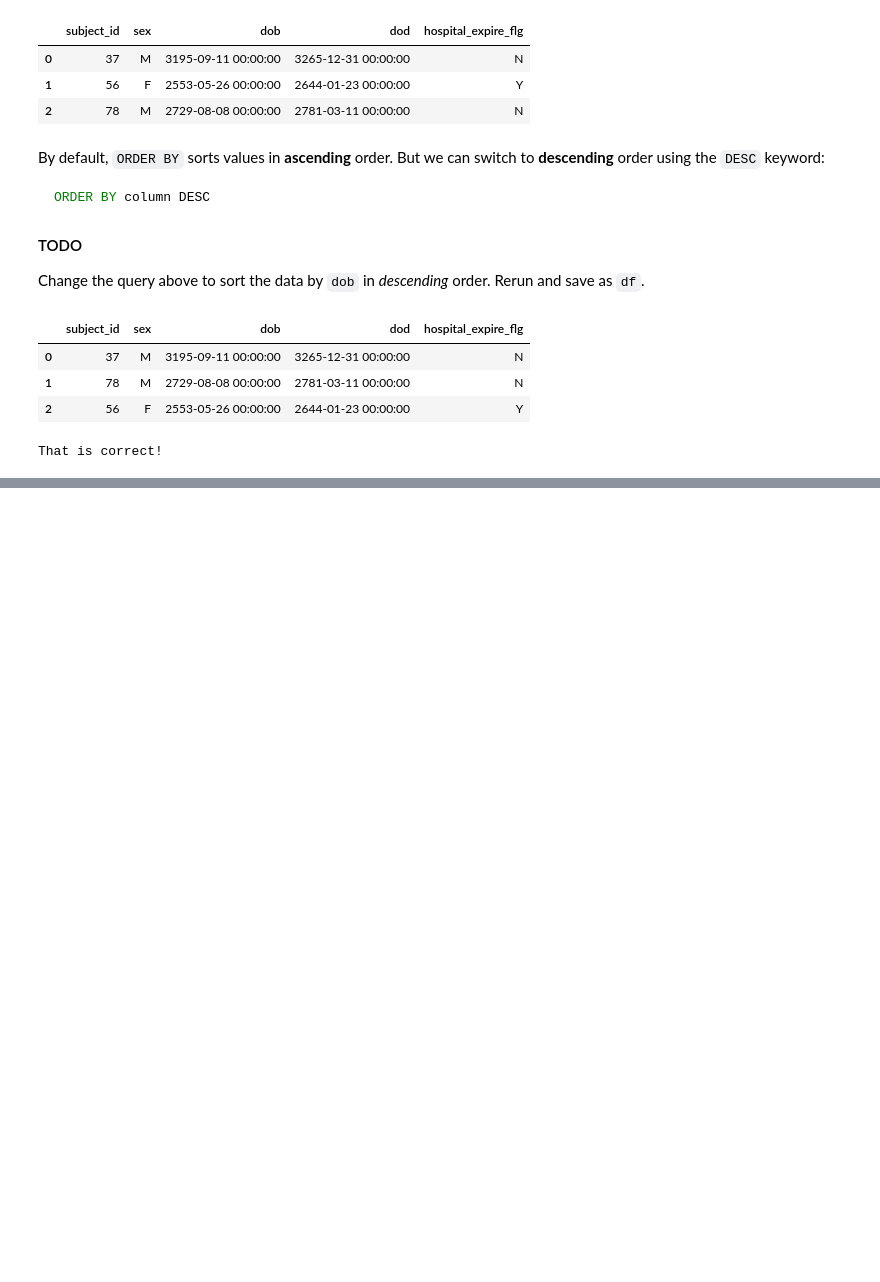
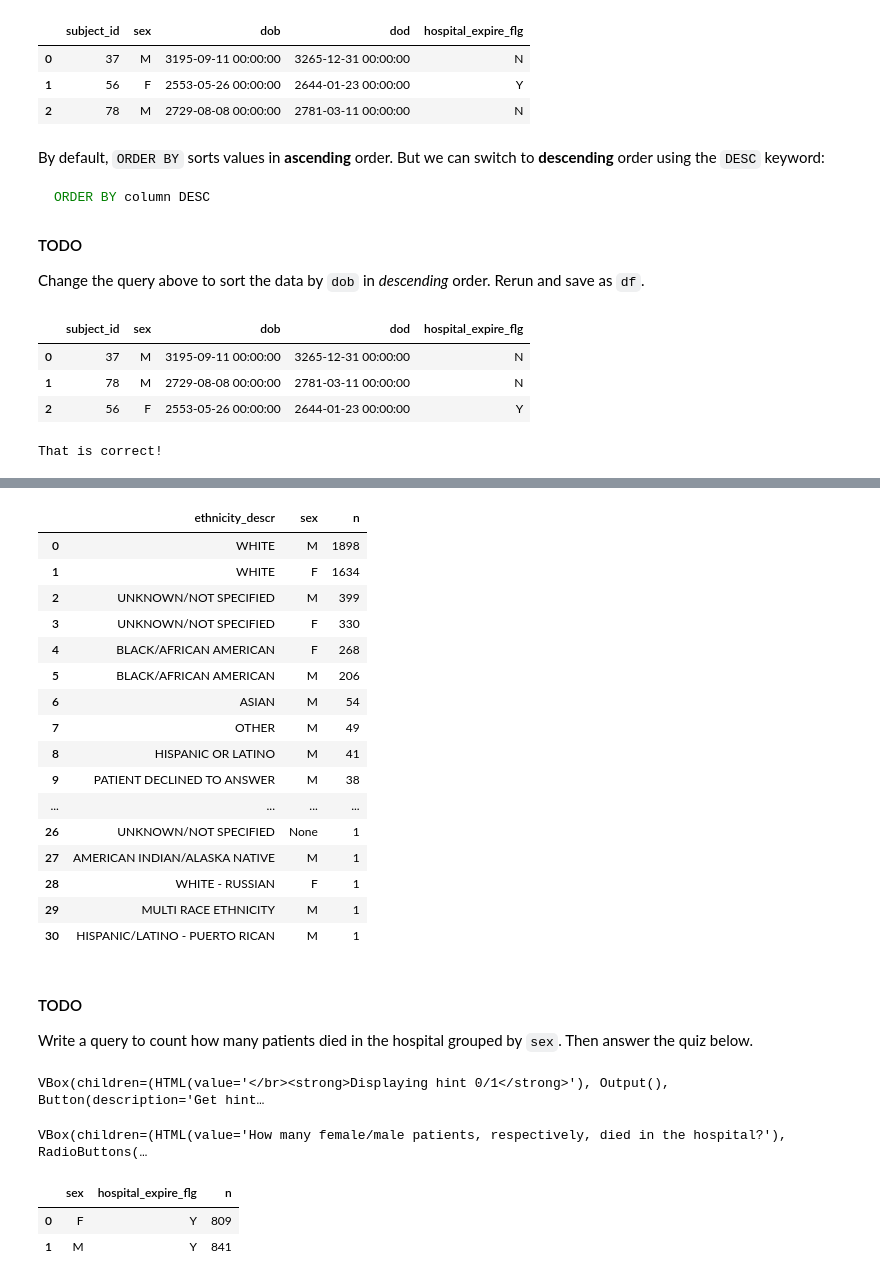
Before and after one commit to abchapman93/PHS_Data_Science_2022_instructor, a Jupyter notebook: Module-3-SQL/01-Intro-to-SQL-instructor.ipynb, the cells around one changed output, grey strips where cells are left out. Drawn from its saved outputs; the diff is of its cells as text; code cells hidden in the pictures; blank space fills up the shorter version.

```diff
--- a/Module-3-SQL/01-Intro-to-SQL-instructor.ipynb
+++ b/Module-3-SQL/01-Intro-to-SQL-instructor.ipynb
@@ -439,0 +739,57 @@ That is correct!
+# %%
+query = """
+SELECT
+    d.ethnicity_descr,
+    p.sex,
+    COUNT(*) n
+FROM d_patients p
+    INNER JOIN demographic_detail d
+        ON p.subject_id = d.subject_id
+GROUP BY d.ethnicity_descr, p.sex
+ORDER BY COUNT(*) desc
+"""
+pd.read_sql(query, conn)
+# %% [output]
+|  | ethnicity_descr | sex | n |
+| 0 | WHITE | M | 1898 |
+| 1 | WHITE | F | 1634 |
+| 2 | UNKNOWN/NOT SPECIFIED | M | 399 |
+| 3 | UNKNOWN/NOT SPECIFIED | F | 330 |
+| 4 | BLACK/AFRICAN AMERICAN | F | 268 |
+| 5 | BLACK/AFRICAN AMERICAN | M | 206 |
+| 6 | ASIAN | M | 54 |
+| 7 | OTHER | M | 49 |
+| 8 | HISPANIC OR LATINO | M | 41 |
+| 9 | PATIENT DECLINED TO ANSWER | M | 38 |
+| ... | ... | ... | ... |
+| 26 | UNKNOWN/NOT SPECIFIED | None | 1 |
+| 27 | AMERICAN INDIAN/ALASKA NATIVE | M | 1 |
+| 28 | WHITE - RUSSIAN | F | 1 |
+| 29 | MULTI RACE ETHNICITY | M | 1 |
+| 30 | HISPANIC/LATINO - PUERTO RICAN | M | 1 |
+# %% [markdown]
+#### TODO
+Write a query to count how many patients died in the hospital grouped by `sex`. Then answer the quiz below.
+# %%
+# RUN CELL TO SEE HINT
+hint_count_hospital_expire_by_sex
+# %% [output]
+VBox(children=(HTML(value='</br><strong>Displaying hint 0/1</strong>'), Output(), Button(description='Get hint…
+# %%
+# RUN CELL TO SEE QUIZ
+quiz_count_hospital_expire_by_sex
+# %% [output]
+VBox(children=(HTML(value='How many female/male patients, respectively, died in the hospital?'), RadioButtons(…
+# %%
+query = """
+SELECT sex, hospital_expire_flg, COUNT(1) n
+FROM d_patients
+WHERE hospital_expire_flg = 'Y'
+    and SEX != 'None'
+GROUP BY sex, hospital_expire_flg
+"""
+pd.read_sql(query, conn)
+# %% [output]
+|  | sex | hospital_expire_flg | n |
+| 0 | F | Y | 809 |
+| 1 | M | Y | 841 |
```
Also changed, not shown: parts of 38 cells of this notebook, 5 other files.
